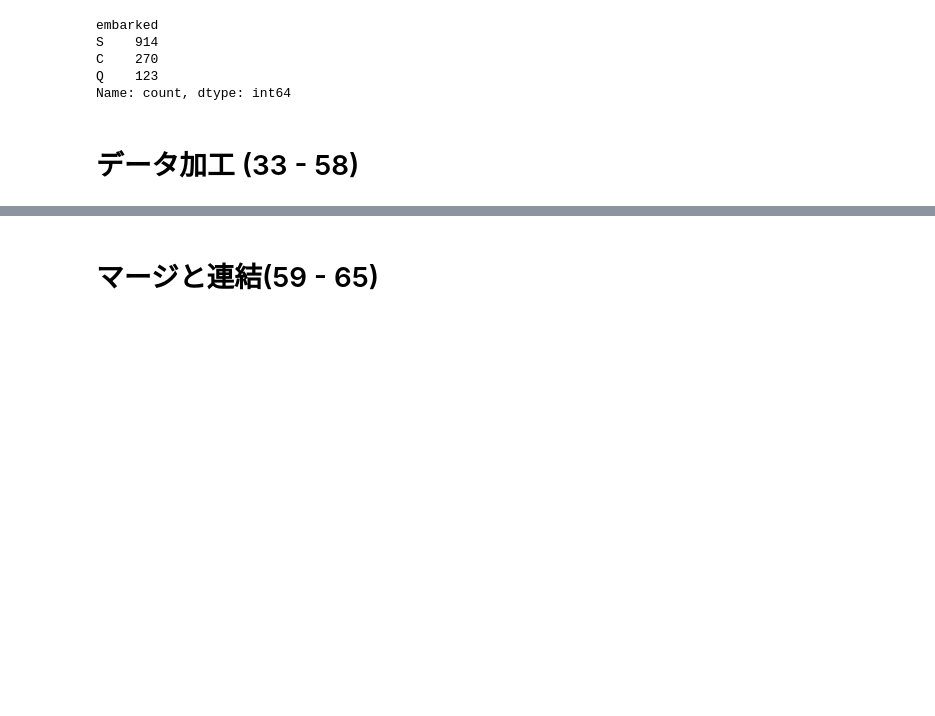
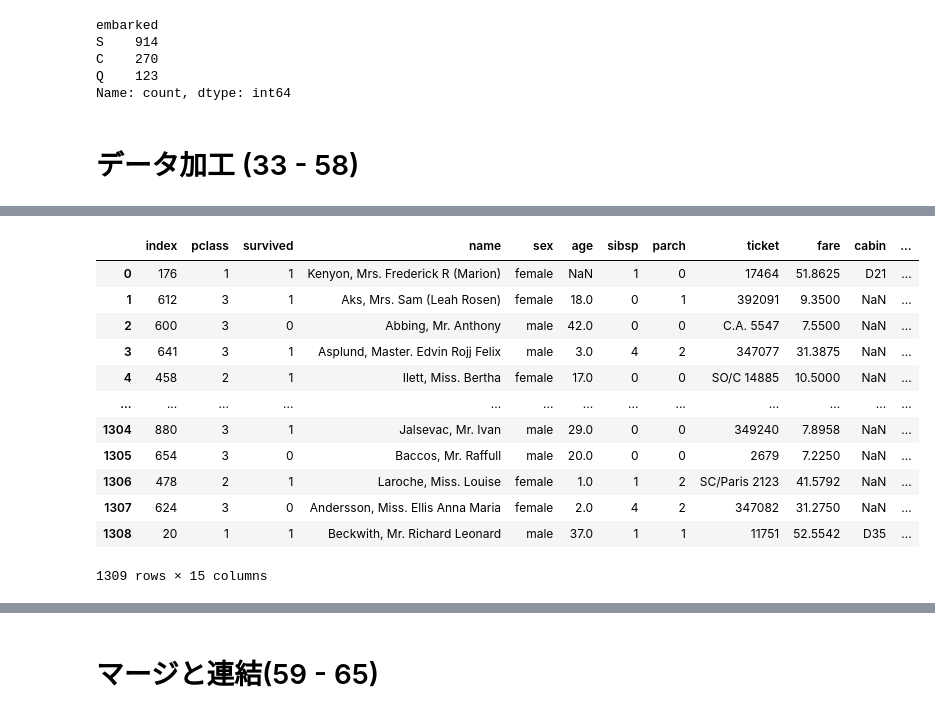
Before and after one commit to ak-yoshimatsu/Pandas_100_knocks, a Jupyter notebook: notebook/01_Pandas_100_Knocks_for_Begginer.ipynb, the cells around one changed output, grey strips where cells are left out. Drawn from its saved outputs; the diff is of its cells as text; code cells hidden in the pictures; blank space fills up the shorter version.

```diff
--- a/notebook/01_Pandas_100_Knocks_for_Begginer.ipynb
+++ b/notebook/01_Pandas_100_Knocks_for_Begginer.ipynb
@@ -804,0 +937,21 @@ df2 = initialize2()  # 初期化
+# %%
+# 【51】
+# dfの行をシャッフルし、インデックスを振り直して表示
+# print(ans[51])  # 回答表示
+df = initialize1()  # 初期化
+df = df.sample(frac=1).reset_index()
+df
+# %% [output]
+|  | index | pclass | survived | name | sex | age | sibsp | parch | ticket | fare | cabin | ... |
+| 0 | 176 | 1 | 1 | Kenyon, Mrs. Frederick R (Marion) | female | NaN | 1 | 0 | 17464 | 51.8625 | D21 | ... |
+| 1 | 612 | 3 | 1 | Aks, Mrs. Sam (Leah Rosen) | female | 18.0 | 0 | 1 | 392091 | 9.3500 | NaN | ... |
+| 2 | 600 | 3 | 0 | Abbing, Mr. Anthony | male | 42.0 | 0 | 0 | C.A. 5547 | 7.5500 | NaN | ... |
+| 3 | 641 | 3 | 1 | Asplund, Master. Edvin Rojj Felix | male | 3.0 | 4 | 2 | 347077 | 31.3875 | NaN | ... |
+| 4 | 458 | 2 | 1 | Ilett, Miss. Bertha | female | 17.0 | 0 | 0 | SO/C 14885 | 10.5000 | NaN | ... |
+| ... | ... | ... | ... | ... | ... | ... | ... | ... | ... | ... | ... | ... |
+| 1304 | 880 | 3 | 1 | Jalsevac, Mr. Ivan | male | 29.0 | 0 | 0 | 349240 | 7.8958 | NaN | ... |
+| 1305 | 654 | 3 | 0 | Baccos, Mr. Raffull | male | 20.0 | 0 | 0 | 2679 | 7.2250 | NaN | ... |
+| 1306 | 478 | 2 | 1 | Laroche, Miss. Louise | female | 1.0 | 1 | 2 | SC/Paris 2123 | 41.5792 | NaN | ... |
+| 1307 | 624 | 3 | 0 | Andersson, Miss. Ellis Anna Maria | female | 2.0 | 4 | 2 | 347082 | 31.2750 | NaN | ... |
+| 1308 | 20 | 1 | 1 | Beckwith, Mr. Richard Leonard | male | 37.0 | 1 | 1 | 11751 | 52.5542 | D35 | ... |
+1309 rows × 15 columns
```
Also changed, not shown: parts of 72 cells of this notebook.
